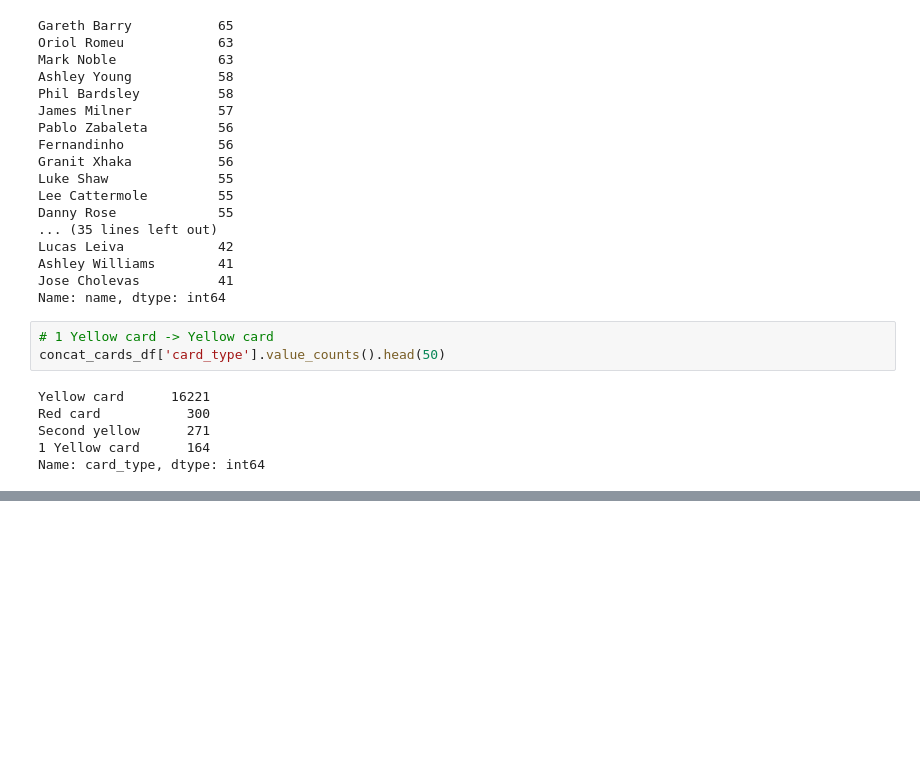
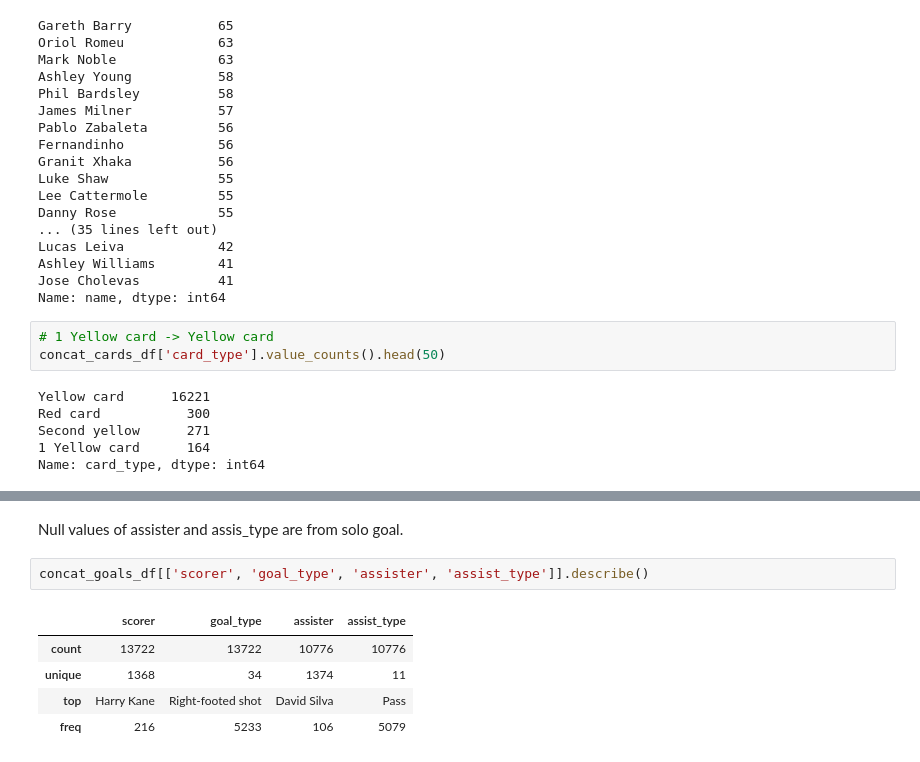
Before and after one commit to vitality1994/Soccer_Player_Recommendation_Service, a Jupyter notebook: data_quality_check_Premier.ipynb, the cells around one changed output, grey strips where cells are left out. Saved outputs shown, nothing was run; the diff lists cells and outputs as text; blank space fills up the shorter version.

```diff
--- a/data_quality_check_Premier.ipynb
+++ b/data_quality_check_Premier.ipynb
@@ -693,0 +755,10 @@ Name: card_type, dtype: int64
+# %% [markdown]
+Null values of assister and assis_type are from solo goal.
+# %%
+concat_goals_df[['scorer', 'goal_type', 'assister', 'assist_type']].describe()
+# %% [output]
+|  | scorer | goal_type | assister | assist_type |
+| count | 13722 | 13722 | 10776 | 10776 |
+| unique | 1368 | 34 | 1374 | 11 |
+| top | Harry Kane | Right-footed shot | David Silva | Pass |
+| freq | 216 | 5233 | 106 | 5079 |
```
Also changed, not shown: parts of 24 cells of this notebook, 41 other files.
